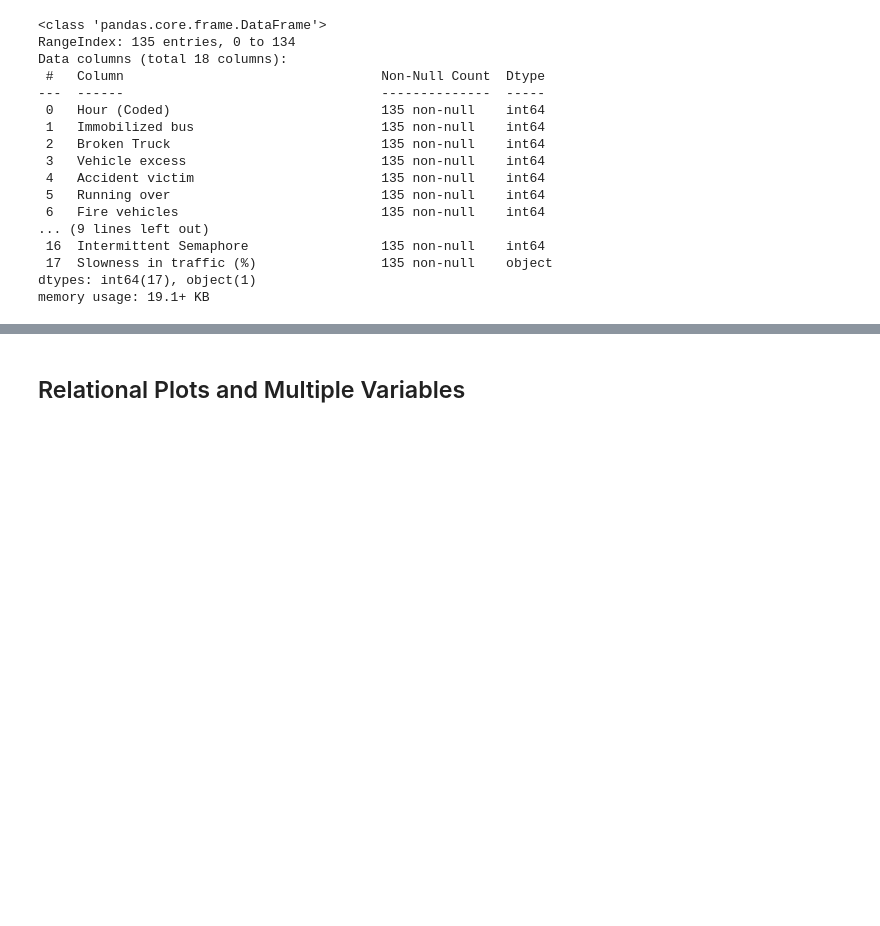
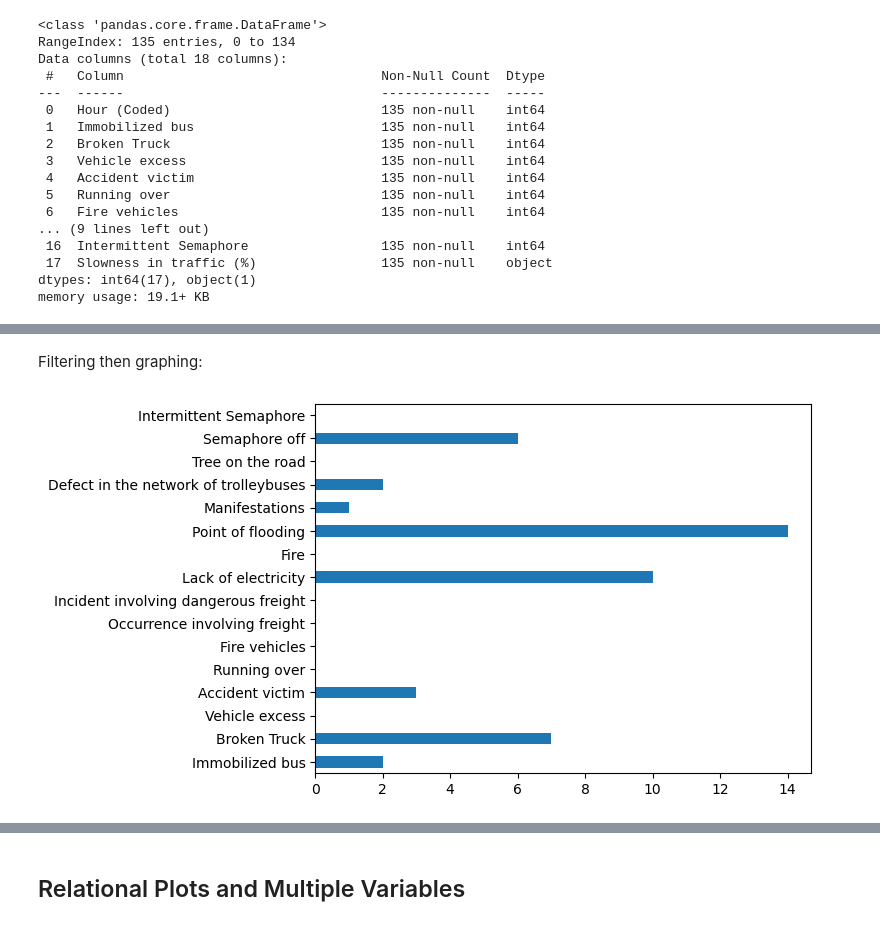
Before and after one commit to oxbbar/course-data-scientist, a Jupyter notebook: part_2/p2-2-introduction-to-data-visualization-in-python.ipynb, the cells around one changed output, grey strips where cells are left out. Cells and saved outputs as stored; diff of their text form; code cells hidden in the pictures; blank space fills up the shorter version.

```diff
--- a/part_2/p2-2-introduction-to-data-visualization-in-python.ipynb
+++ b/part_2/p2-2-introduction-to-data-visualization-in-python.ipynb
@@ -332,0 +380,17 @@ memory usage: 19.1+ KB
+# %% [markdown]
+Filtering then graphing:
+# %%
+traffic = pd.read_csv('traffic_sao_paulo.csv', sep=';')
+traffic['Slowness in traffic (%)'] = traffic['Slowness in traffic (%)'].str.replace(',', '.')
+traffic['Slowness in traffic (%)'] = traffic['Slowness in traffic (%)'].astype(float)
+
+slowness_20_or_more = traffic[traffic["Slowness in traffic (%)"] >= 20]
+slowness_20_or_more = slowness_20_or_more.drop(['Hour (Coded)', 'Slowness in traffic (%)'],
+                        axis=1)
+
+incident_frequencies = slowness_20_or_more.sum()
+
+incident_frequencies.plot.barh()
+plt.show()
+# %% [output]
+[figure, added]
```
Also changed, not shown: parts of 59 cells of this notebook.
